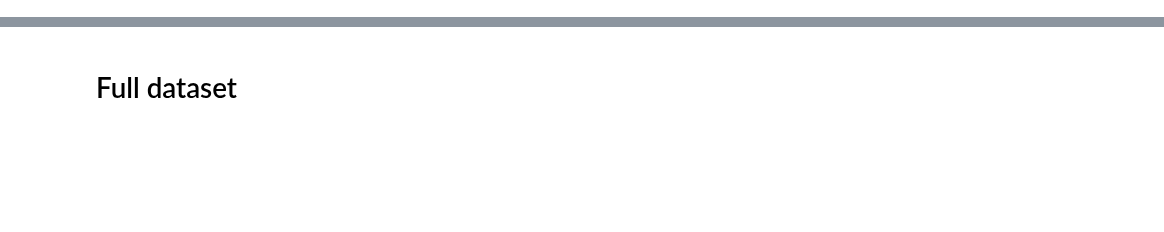
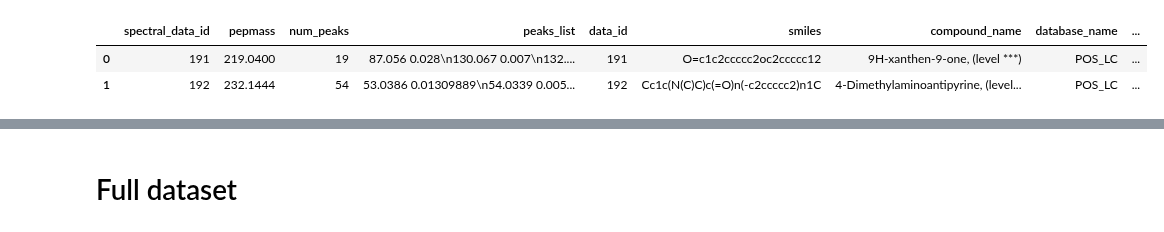
Before and after one commit to etienneguevel/annotix, a Jupyter notebook: notebooks/explo.ipynb, the cells around one changed output, grey strips where cells are left out. Cells and saved outputs as stored; diff of their text form; code cells hidden in the pictures; blank space fills up the shorter version.

```diff
--- a/notebooks/explo.ipynb
+++ b/notebooks/explo.ipynb
@@ -51,3 +47,9 @@ types = dict(
     mslevel=int,
     feature_id=int
 )
+# %%
+examples.head(2)
+# %% [output]
+|  | spectral_data_id | pepmass | num_peaks | peaks_list | data_id | smiles | compound_name | database_name | ... |
+| 0 | 191 | 219.0400 | 19 | 87.056 0.028\n130.067 0.007\n132.... | 191 | O=c1c2ccccc2oc2ccccc12 | 9H-xanthen-9-one, (level ***) | POS_LC | ... |
+| 1 | 192 | 232.1444 | 54 | 53.0386 0.01309889\n54.0339 0.005... | 192 | Cc1c(N(C)C)c(=O)n(-c2ccccc2)n1C | 4-Dimethylaminoantipyrine, (level... | POS_LC | ... |
```
Also changed, not shown: parts of 13 cells of this notebook, 5 other files.
